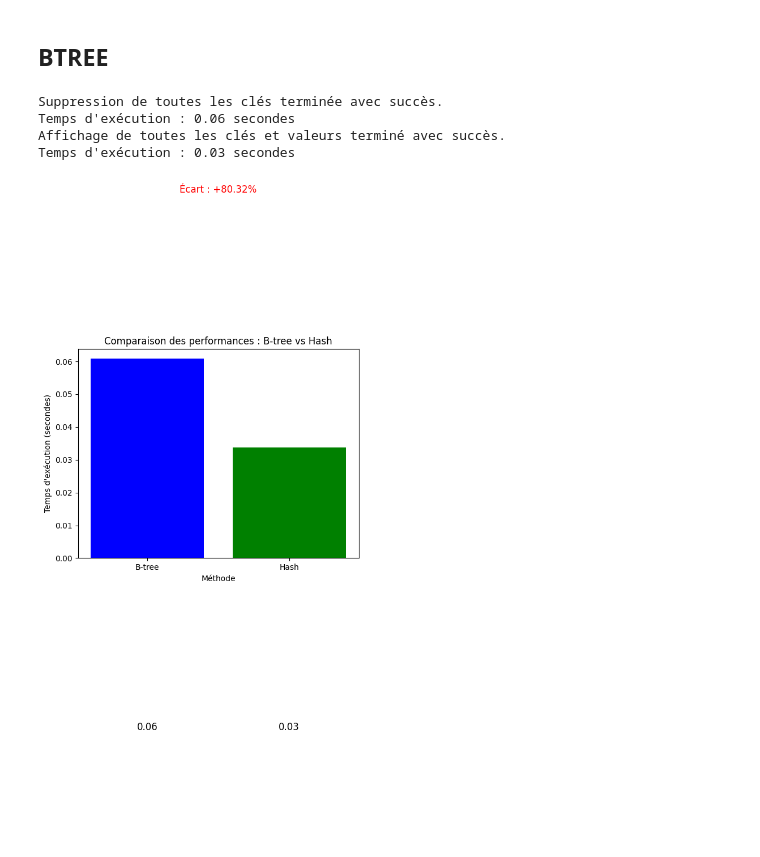
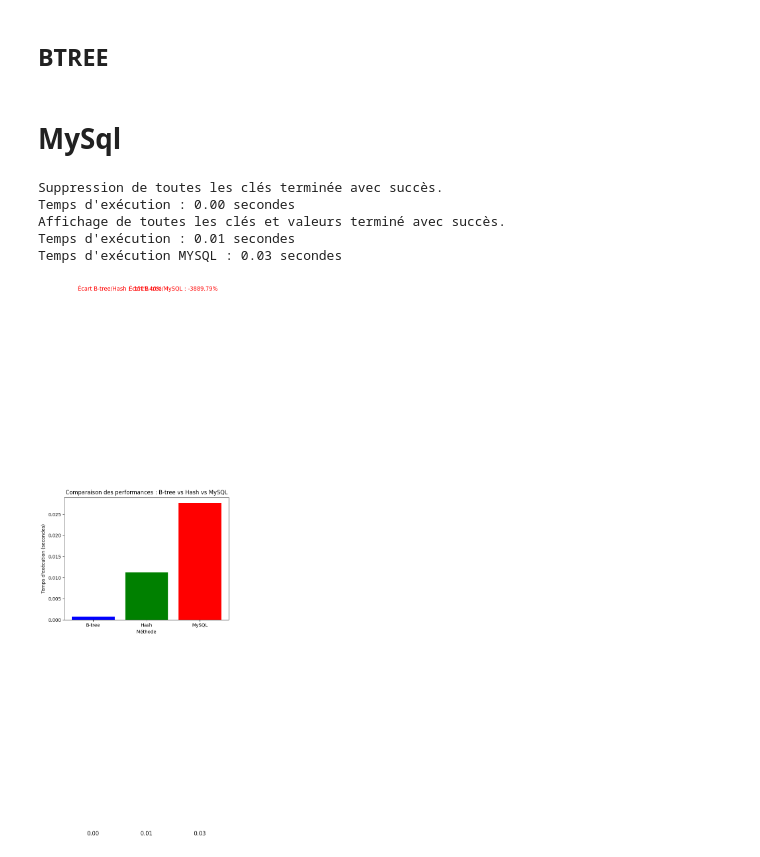
Before and after one commit to jrj37/Benchmark_TDLE, a Jupyter notebook: parcoursup_bekerleydb.ipynb, the cells around one changed output. Drawn from its saved outputs; the diff is of its cells as text; code cells hidden in the pictures; blank space fills up the shorter version.

```diff
--- a/parcoursup_bekerleydb.ipynb
+++ b/parcoursup_bekerleydb.ipynb
@@ -629,7 +983,7 @@ Résumé des résultats :
 # %%
 import berkeleydb
 
-db_file = 'parcoursup_btree.db'
+db_file = 'data/parcoursup_btree.db'
 def del_col_btree(db_file):
 
     db_btree = berkeleydb.db.DB()
@@ -751,7 +1146,7 @@ import berkeleydb
 import time
 
 # Chemin vers la base de données BerkeleyDB
-db_file = 'parcoursup_hash.db'
+db_file = 'data/parcoursup_hash.db'
 
 def del_Hash(db_file):
     # Ouvrir la base de données BerkeleyDB en mode lecture/écriture
@@ -784,7 +1179,7 @@ import berkeleydb
 import time
 
 # Chemin vers la base de données BerkeleyDB
-db_file = 'parcoursup_btree.db'
+db_file = 'data/parcoursup_btree.db'
 
 def process_btree(db_file):
     # Ouvrir la base de données BerkeleyDB en mode lecture/écriture
@@ -809,3 +1204,5 @@ def process_btree(db_file):
 
     finally:
         db_tree.close()  # Fermer proprement la base de données
+# %% [markdown]
+# MySql
@@ -813,50 +1236,61 @@ def process_btree(db_file):
 import matplotlib.pyplot as plt
 
 # Fonction pour afficher un barplot avec les valeurs et l'écart en pourcentage
-def plot_comparison(btree_duration, hash_duration):
-    """Comparer les temps d'exécution B-tree vs Hash avec un barplot et afficher le pourcentage d'écart"""
-    methods = ['B-tree', 'Hash']
-    durations = [btree_duration, hash_duration]
+def plot_comparison(btree_duration, hash_duration, mysql_duration):
+    """Comparer les temps d'exécution B-tree, Hash et MySQL avec un barplot et afficher le pourcentage d'écart"""
+    methods = ['B-tree', 'Hash', 'MySQL']
+    durations = [btree_duration, hash_duration, mysql_duration]
 
-    # Calculer le pourcentage d'écart
+    # Calculer le pourcentage d'écart entre B-tree et Hash
     if btree_duration > hash_duration:
-        percentage_diff = ((btree_duration - hash_duration) / hash_duration) * 100
-        text = f'+{percentage_diff:.2f}%'
+        percentage_diff_btree_hash = ((btree_duration - hash_duration) / hash_duration) * 100
+        text_btree_hash = f'+{percentage_diff_btree_hash:.2f}%'
     else:
-        percentage_diff = ((hash_duration - btree_duration) / btree_duration) * 100
-        text = f'-{percentage_diff:.2f}%'
+        percentage_diff_btree_hash = ((hash_duration - btree_duration) / btree_duration) * 100
+        text_btree_hash = f'-{percentage_diff_btree_hash:.2f}%'
+
+    # Calculer le pourcentage d'écart entre B-tree et MySQL
+    if btree_duration > mysql_duration:
+        percentage_diff_btree_mysql = ((btree_duration - mysql_duration) / mysql_duration) * 100
+        text_btree_mysql = f'+{percentage_diff_btree_mysql:.2f}%'
+    else:
+        percentage_diff_btree_mysql = ((mysql_duration - btree_duration) / btree_duration) * 100
+        text_btree_mysql = f'-{percentage_diff_btree_mysql:.2f}%'
 
     # Tracer le graphique
-    bars = plt.bar(methods, durations, color=['blue', 'green'])
+    bars = plt.bar(methods, durations, color=['blue', 'green', 'red'])
     plt.xlabel('Méthode')
     plt.ylabel('Temps d\'exécution (secondes)')
-    plt.title('Comparaison des performances : B-tree vs Hash')
+    plt.title('Comparaison des performances : B-tree vs Hash vs MySQL')
 
     # Ajouter le texte du pourcentage d'écart sur le graphique
-    plt.text(0.5, max(durations) + 0.05, f'Écart : {text}', ha='center', va='bottom', fontsize=12, color='red')
+    plt.text(0.5, max(durations) + 0.05, f'Écart B-tree/Hash : {text_btree_hash}', ha='center', va='bottom', fontsize=12, color='red')
+    plt.text(1.5, max(durations) + 0.05, f'Écart B-tree/MySQL : {text_btree_mysql}', ha='center', va='bottom', fontsize=12, color='red')
 
     # Ajouter les valeurs en bas de chaque barre
     for bar in bars:
         yval = bar.get_height()
         # Positionner les valeurs en bas de chaque barre
         plt.text(bar.get_x() + bar.get_width() / 2, -0.05, f'{yval:.2f}', ha='center', va='top', fontsize=12, color='black')
 
     # Afficher le graphique
     plt.show()
 
 # Chemin vers les bases de données
-db_file_btree = 'parcoursup_btree.db'  # Nom de la base de données B-tree
-db_file_hash = 'parcoursup_hash.db'    # Nom de la base de données Hash
+db_file_btree = 'data/parcoursup_btree.db'  # Nom de la base de données B-tree
+db_file_hash = 'data/parcoursup_hash.db'    # Nom de la base de données Hash
 
 # Récupérer les temps d'exécution pour les deux types de bases de données
 btree_duration = process_btree(db_file_btree)
 hash_duration = del_Hash(db_file_hash)
+mysql_duration = delete_mysql()
 
 # Afficher le barplot comparatif
-plot_comparison(btree_duration, hash_duration)
+plot_comparison(btree_duration, hash_duration, mysql_duration)
 # %% [output]
 Suppression de toutes les clés terminée avec succès.
-Temps d'exécution : 0.06 secondes
+Temps d'exécution : 0.00 secondes
 Affichage de toutes les clés et valeurs terminé avec succès.
-Temps d'exécution : 0.03 secondes
+Temps d'exécution : 0.01 secondes
+Temps d'exécution MYSQL : 0.03 secondes
-[figure, old version]
+[figure, new version]
```
Also changed, not shown: parts of 20 cells of this notebook, 3 other files.
